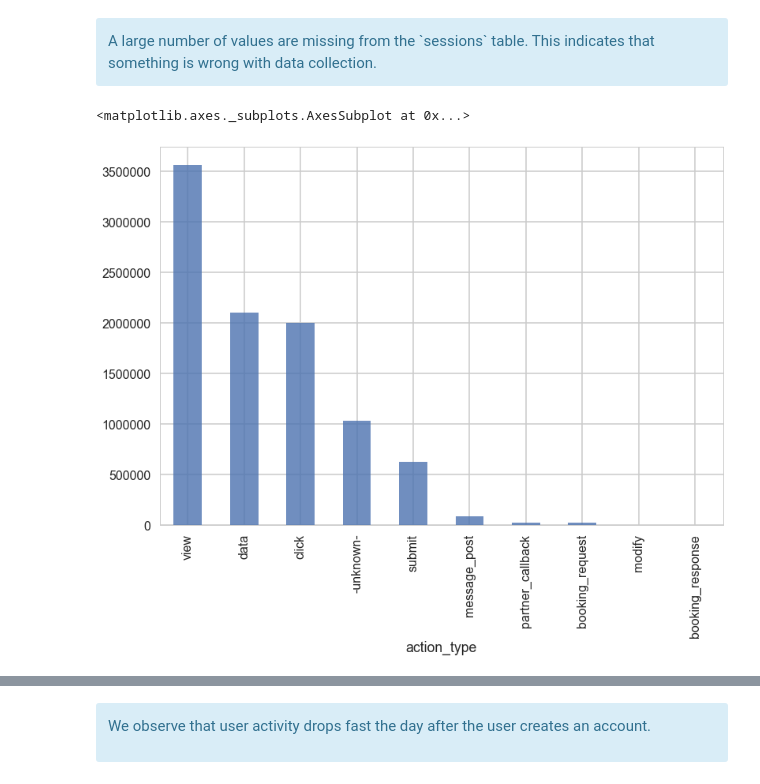
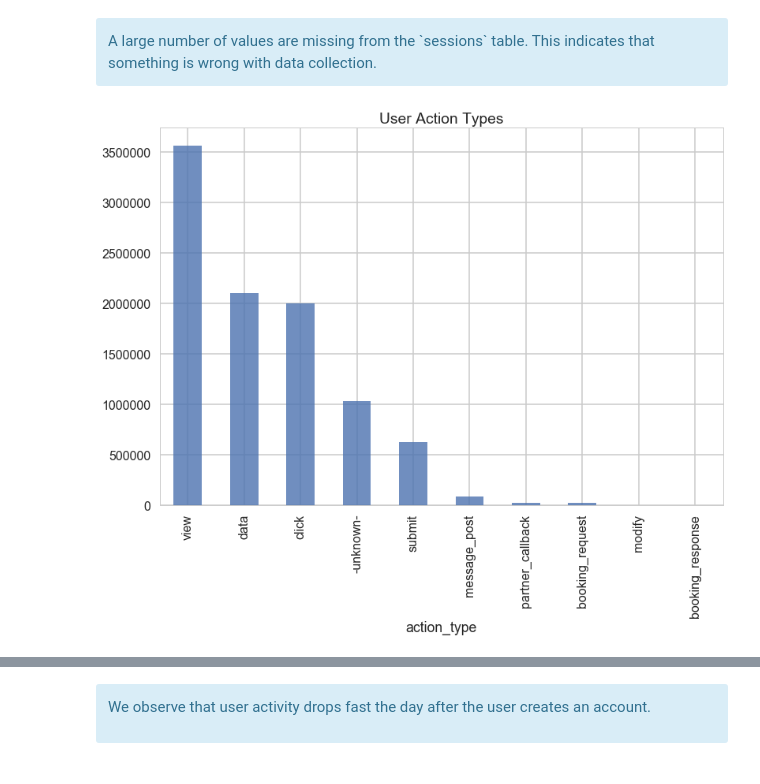
Before and after one commit to partha0solapurkar/springboard_data_science_intensive, a Jupyter notebook: capstone_project/exploratory_data_analysis.ipynb, the cells around one changed output, grey strips where cells are left out. Drawn from its saved outputs; the diff is of its cells as text; code cells hidden in the pictures.

```diff
--- a/capstone_project/exploratory_data_analysis.ipynb
+++ b/capstone_project/exploratory_data_analysis.ipynb
@@ -668,8 +674,9 @@ A large number of values are missing from the `sessions` table. This indicates t
 </div>
 # %%
 sessions.groupby('action_type').size().sort_values(ascending=False).plot(kind='bar', alpha=0.8)
+plt.title('User Action Types')
+None
 # %% [output]
-<matplotlib.axes._subplots.AxesSubplot at 0x...>
-[figure, old version]
+[figure, new version]
 # %%
 sessions.groupby('action').size().sort_values(ascending=False)[:10].plot(kind='bar', alpha=0.8)
```
Also changed, not shown: parts of 7 cells of this notebook.
